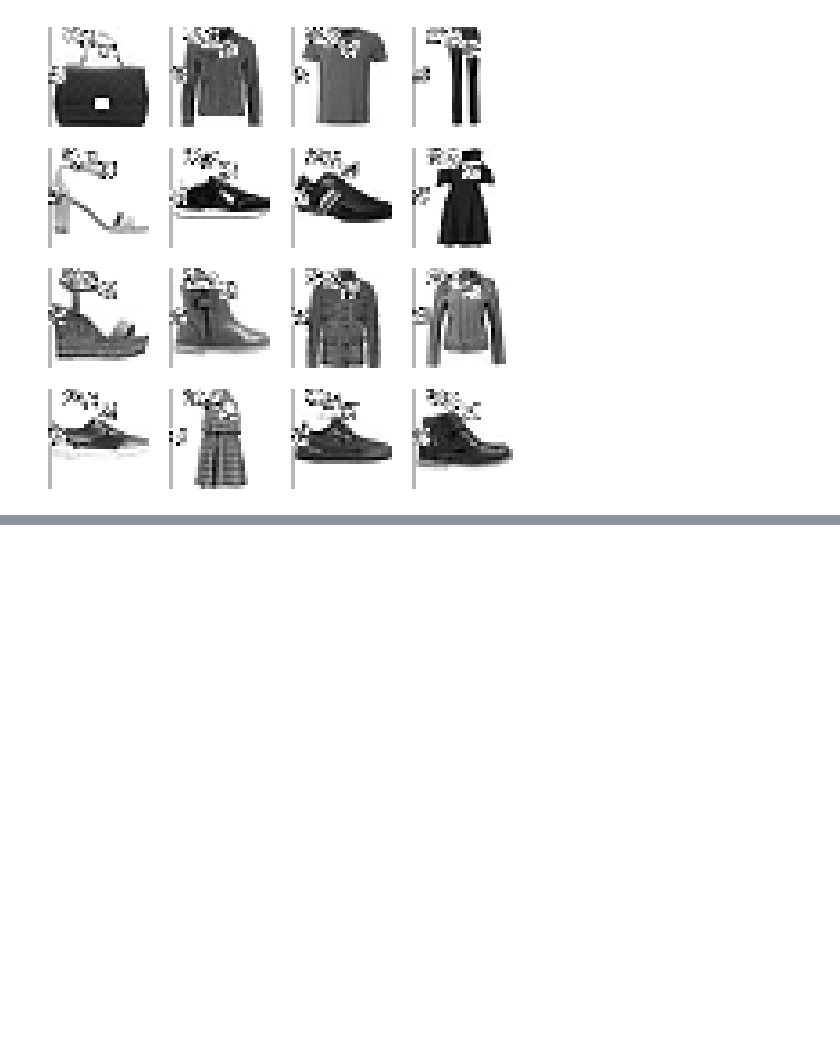
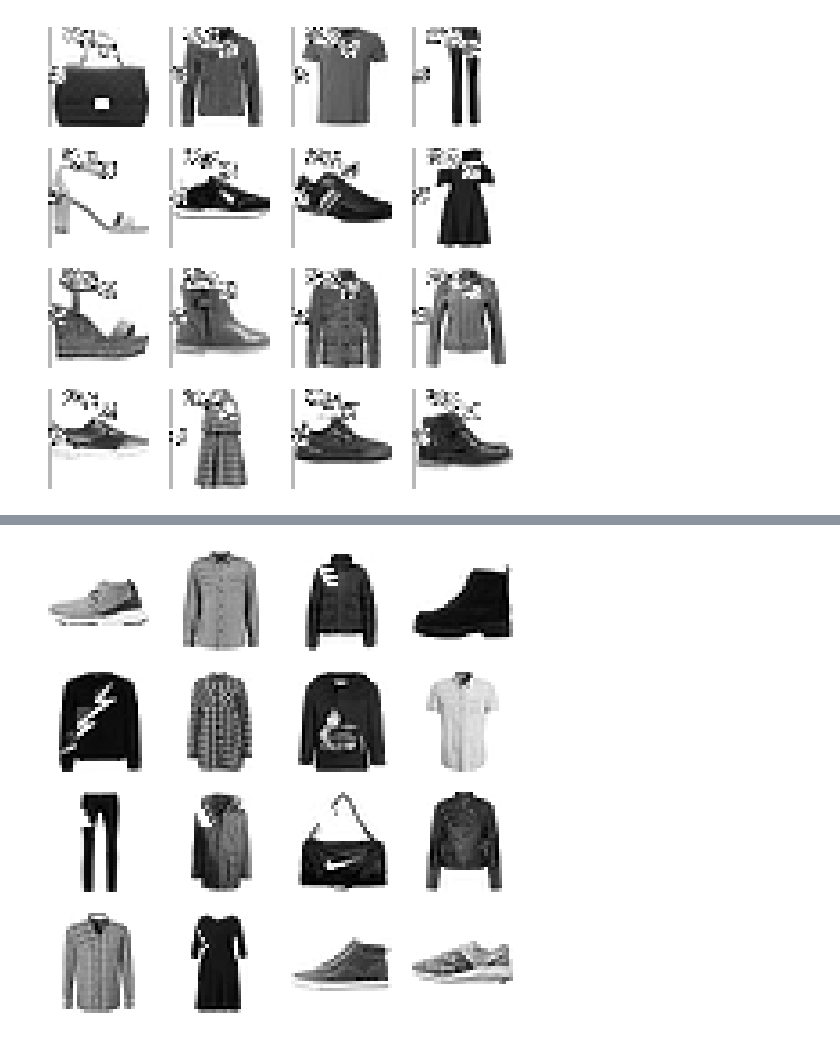
Before and after one commit to satani99/fastai_22_2, a Jupyter notebook: augmentation.ipynb, the cells around one changed output, grey strips where cells are left out. Saved outputs shown, nothing was run; the diff lists cells and outputs as text; code cells hidden in the pictures; blank space fills up the shorter version.

```diff
--- a/augmentation.ipynb
+++ b/augmentation.ipynb
@@ -506,0 +523,16 @@ xbt = xb[:16]
+# %%
+def _rand_copy1(x, pct):
+  szx = int(pct*x.shape[-2])
+  szy = int(pct*x.shape[-1])
+  stx1 = int(random.random()*(1-pct)*x.shape[-2])
+  sty1 = int(random.random()*(1-pct)*x.shape[-1])
+  stx2 = int(random.random()*(1-pct)*x.shape[-2])
+  sty2 = int(random.random()*(1-pct)*x.shape[-1])
+  x[:,:,stx1:stx1+szx,sty1:sty1+szy] = x[:,:,stx2:stx2+szx,sty2:sty2+szy]
+# %%
+xb,_ = next(iter(dls.train))
+xbt = xb[:16]
+_rand_copy1(xbt, 0.2)
+show_images(xbt, imsize=1.5)
+# %% [output]
+[figure, added]
```
Also changed, not shown: parts of 24 cells of this notebook.
